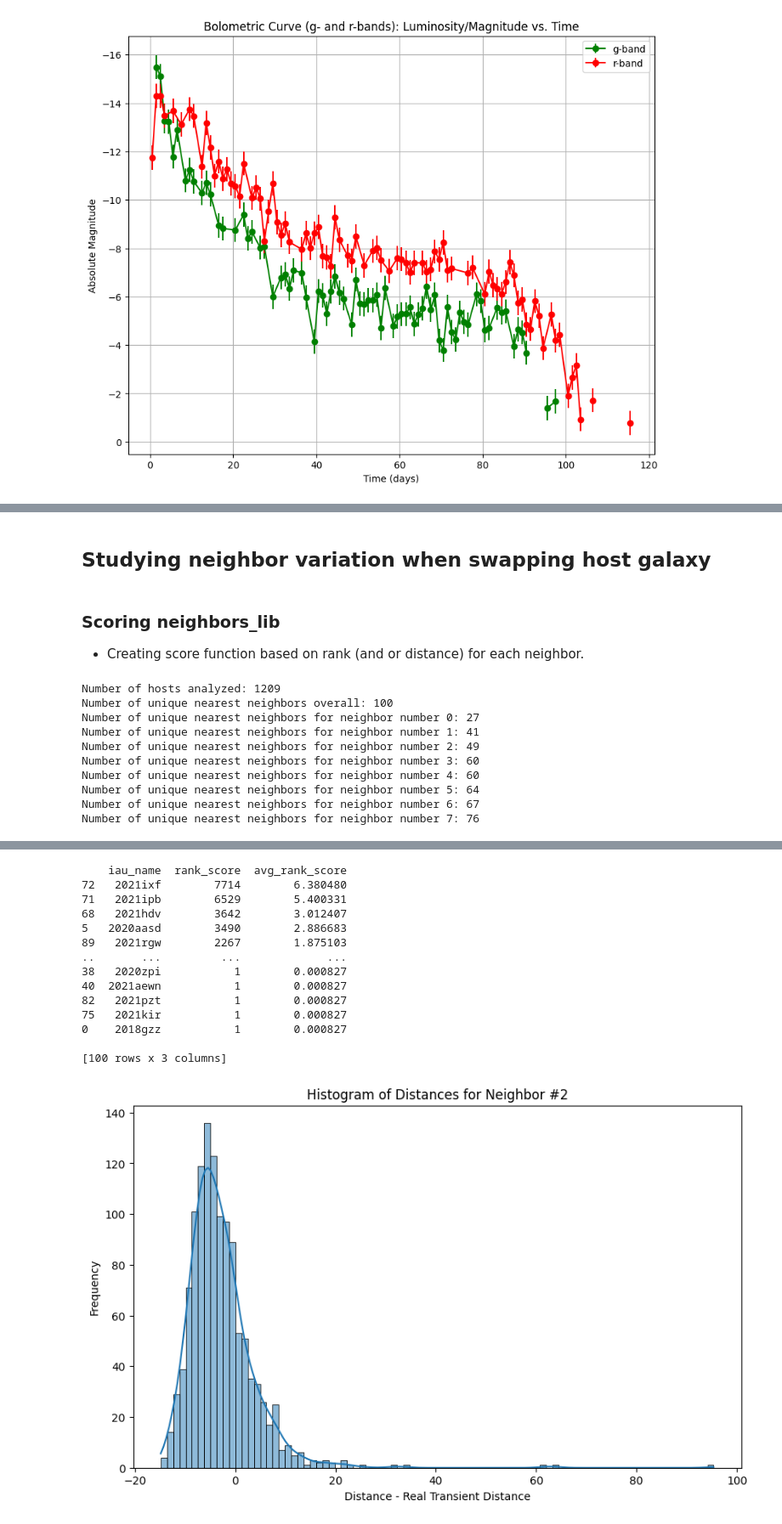
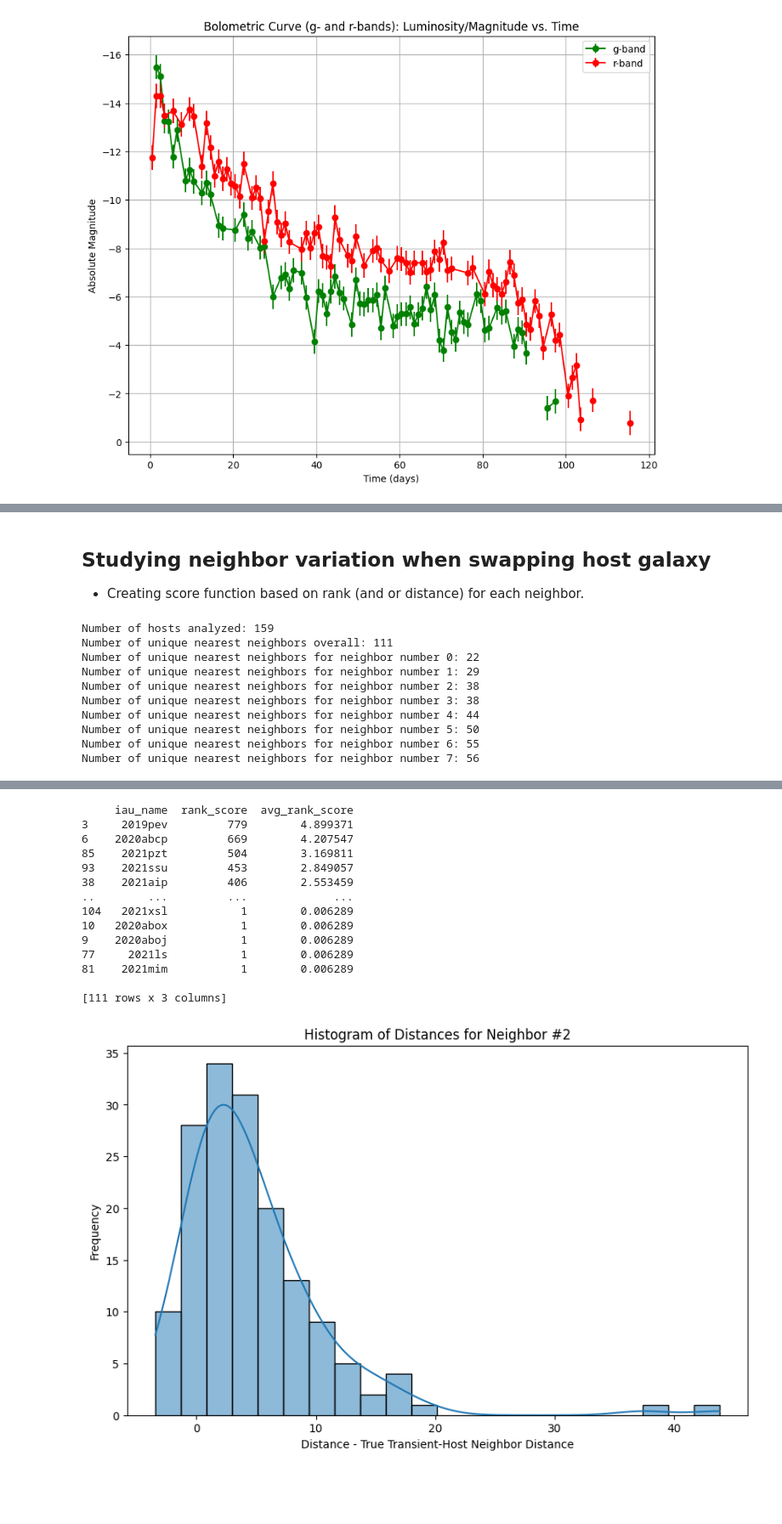
Before and after one commit to evan-reynolds/laiss_timedomainanomalies, a Jupyter notebook: notebooks/evan_research.ipynb, the cells around one changed output, grey strips where cells are left out. Shown at 85% size. Cells and saved outputs as stored; diff of their text form; code cells hidden in the pictures; blank space fills up the shorter version.

```diff
--- a/notebooks/evan_research.ipynb
+++ b/notebooks/evan_research.ipynb
@@ -267,2 +387,4 @@ g_mag, r_mag = plot_bolometric_curve("../data/sed_m60.0_mrp5.57_m560.000.dat", s
 # %% [markdown]
 ## Studying neighbor variation when swapping host galaxy
+
+- Creating score function based on rank (and or distance) for each neighbor.
@@ -342,11 +391,10 @@ print("Finished creating neighbor library!")
-# %% [markdown]
-### Scoring neighbors_lib
-
-- Creating score function based on rank (and or distance) for each neighbor.
 # %%
-df = pd.read_csv('../neighbors_lib.csv')
+df = pd.read_csv('../data/neighbors_lib.csv')
+# df = pd.read_csv('../data/neighbors_lib_GHOST_df_version.csv')
 
-# df = pd.read_csv('../neighbors_lib_GHOST_df_version.csv')
+df = df.drop_duplicates().reset_index(drop=True, inplace=False)
+df = df[df["lightcurve_ztf"] == "ZTF22abcvfgs"] # ZTF21aaublej or ZTF22abcvfgs
+
 
 print(f"Number of hosts analyzed: {df['host_ztf'].nunique()}")
 
@@ -399,20 +447,20 @@ def plot_distance_difference(df, num):
     # Plot histogram of the distance differences with an overlaid KDE (Kernel Density Estimate) line
     plt.figure(figsize=(10, 6))
     sns.histplot(target_neighbors['dist_diff'], kde=True)
-    plt.xlabel("Distance - Real Transient Distance")
+    plt.xlabel("Distance - True Transient-Host Neighbor Distance")
     plt.ylabel("Frequency")
     plt.title(f"Histogram of Distances for Neighbor #{num+1}")
     plt.show()
 
 plot_distance_difference(df, 1)
 # %% [output]
-Number of hosts analyzed: 1209
-Number of unique nearest neighbors overall: 100
-Number of unique nearest neighbors for neighbor number 0: 27
-Number of unique nearest neighbors for neighbor number 1: 41
-Number of unique nearest neighbors for neighbor number 2: 49
-Number of unique nearest neighbors for neighbor number 3: 60
-Number of unique nearest neighbors for neighbor number 4: 60
-Number of unique nearest neighbors for neighbor number 5: 64
-Number of unique nearest neighbors for neighbor number 6: 67
-Number of unique nearest neighbors for neighbor number 7: 76
+Number of hosts analyzed: 159
+Number of unique nearest neighbors overall: 111
+Number of unique nearest neighbors for neighbor number 0: 22
+Number of unique nearest neighbors for neighbor number 1: 29
+Number of unique nearest neighbors for neighbor number 2: 38
+Number of unique nearest neighbors for neighbor number 3: 38
+Number of unique nearest neighbors for neighbor number 4: 44
+Number of unique nearest neighbors for neighbor number 5: 50
+Number of unique nearest neighbors for neighbor number 6: 55
+Number of unique nearest neighbors for neighbor number 7: 56
@@ -420,15 +468,15 @@ Number of unique nearest neighbors for neighbor number 7: 76
-    iau_name  rank_score  avg_rank_score
-72   2021ixf        7714        6.380480
-71   2021ipb        6529        5.400331
-68   2021hdv        3642        3.012407
-5   2020aasd        3490        2.886683
-89   2021rgw        2267        1.875103
-..       ...         ...             ...
-38   2020zpi           1        0.000827
-40  2021aewn           1        0.000827
-82   2021pzt           1        0.000827
-75   2021kir           1        0.000827
-0    2018gzz           1        0.000827
+     iau_name  rank_score  avg_rank_score
+3     2019pev         779        4.899371
+6    2020abcp         669        4.207547
+85    2021pzt         504        3.169811
+93    2021ssu         453        2.849057
+38    2021aip         406        2.553459
+..        ...         ...             ...
+104   2021xsl           1        0.006289
+10   2020abox           1        0.006289
+9    2020aboj           1        0.006289
+77     2021ls           1        0.006289
+81    2021mim           1        0.006289
 
-[100 rows x 3 columns]
+[111 rows x 3 columns]
-[figure, old version]
+[figure, new version]
```
Also changed, not shown: parts of 15 cells of this notebook, 2 other files.
